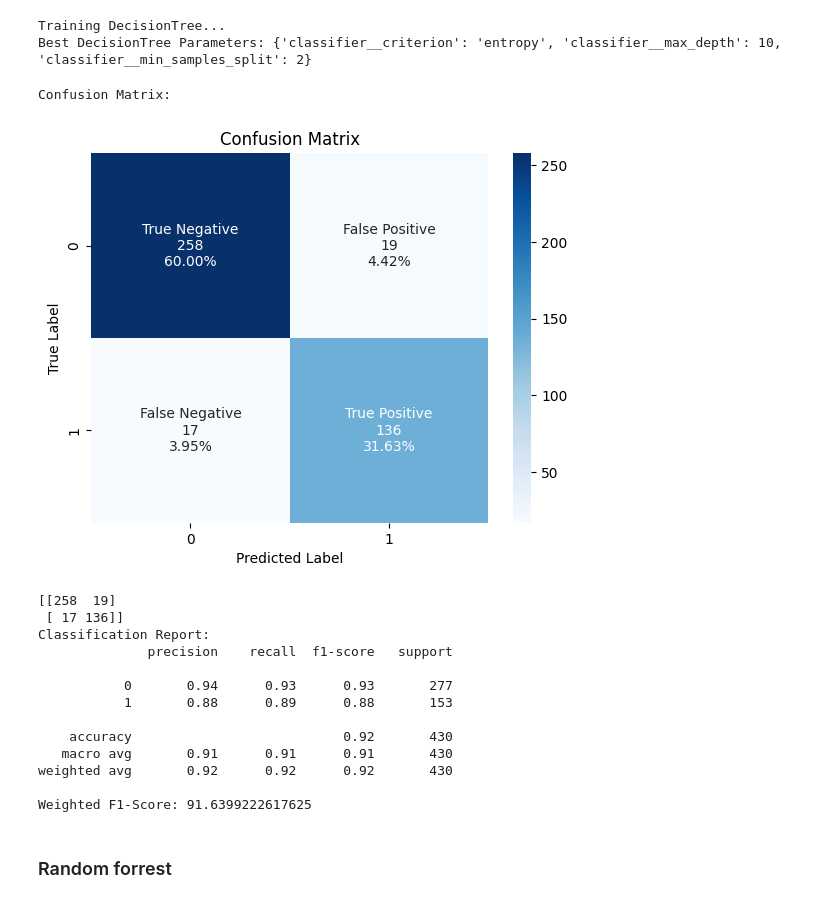
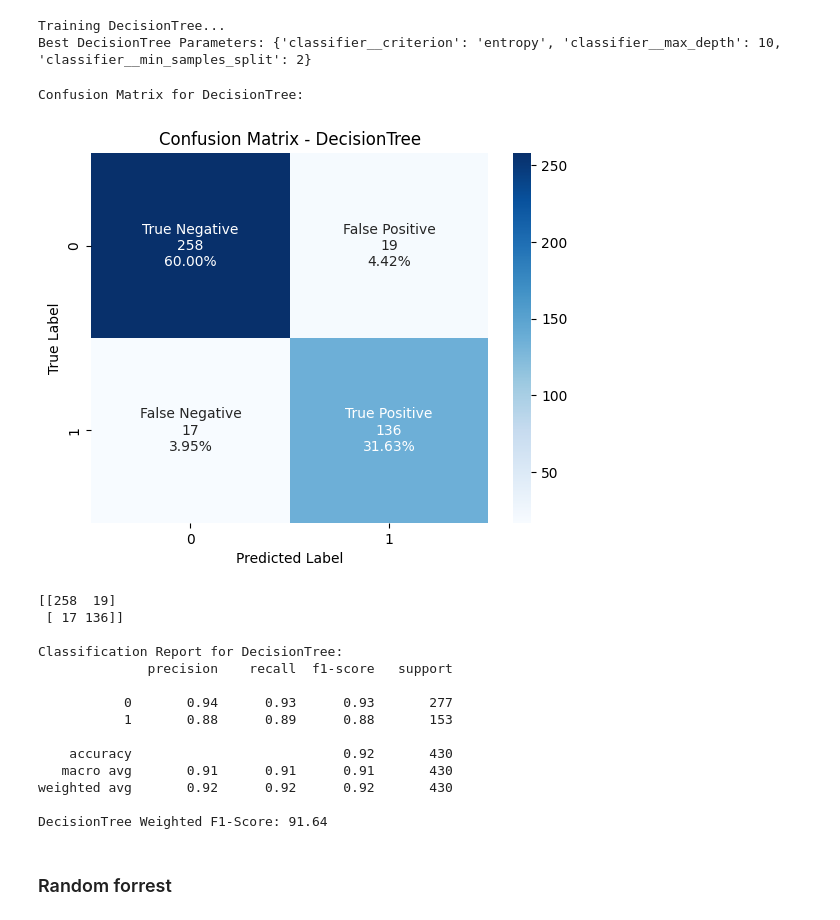
Before and after one commit to Ngoc-Quy-az1/Alzheimer-s-diagnosis, a Jupyter notebook: Algorithm/alzheimer-diagnosis.ipynb, the cells around one changed output. Cells and saved outputs as stored; diff of their text form; code cells hidden in the pictures.

```diff
--- a/Algorithm/alzheimer-diagnosis.ipynb
+++ b/Algorithm/alzheimer-diagnosis.ipynb
@@ -208,6 +217,6 @@ from visualize_and_evaluate import visualize_and_evaluate
 # %% [markdown]
 ### Lưu mô hình tốt nhất
 # %%
-# Dictionary lưu model tốt nhất
+Algorithm = ["DecisionTree", "RandomForest", "KNN", "SVM","LogisticRegression","NaiveBayes","XGBoost","LightGBM","CatBoost"]
 best_models = {}
 # %% [markdown]
@@ -215,6 +224,9 @@ best_models = {}
 # %%
-#Tạo danh sách chính xác
-Accuracy = []
+
+from collections import defaultdict
+
+
+Accuracy = defaultdict(list)
 # %% [markdown]
 ### DecisionTree
 # %% [markdown]
@@ -361,19 +436,21 @@ Training DecisionTree...
 Best DecisionTree Parameters: {'classifier__criterion': 'entropy', 'classifier__max_depth': 10, 'classifier__min_samples_split': 2}
 # %%
 best_params = grid.best_params_
+model_name = Algorithm[0];
 model1 = CustomDecisionTreeClassifier(
     max_depth=best_params['classifier__max_depth'],
     min_samples_split=best_params['classifier__min_samples_split'],
     criterion=best_params['classifier__criterion']
 )
 # Huấn luyện và dự đoán với model1
-train_and_predict(model1, x_train, y_train, x_test, y_test, Accuracy)
+train_and_predict(model1, model_name,x_train, y_train, x_test, y_test, Accuracy)
 # %% [output]
-Confusion Matrix:
+Confusion Matrix for DecisionTree:
-[figure, old version]
+[figure, new version]
 [[258  19]
  [ 17 136]]
-Classification Report:
+
+Classification Report for DecisionTree:
               precision    recall  f1-score   support
 
            0       0.94      0.93      0.93       277
@@ -383,7 +460,7 @@ Classification Report:
    macro avg       0.91      0.91      0.91       430
 weighted avg       0.92      0.92      0.92       430
 
-Weighted F1-Score: 91.6399222617625
+DecisionTree Weighted F1-Score: 91.64
 # %% [markdown]
 ### Random forrest
 # %% [markdown]
```
Also changed, not shown: parts of 39 cells of this notebook, 5 other files.
